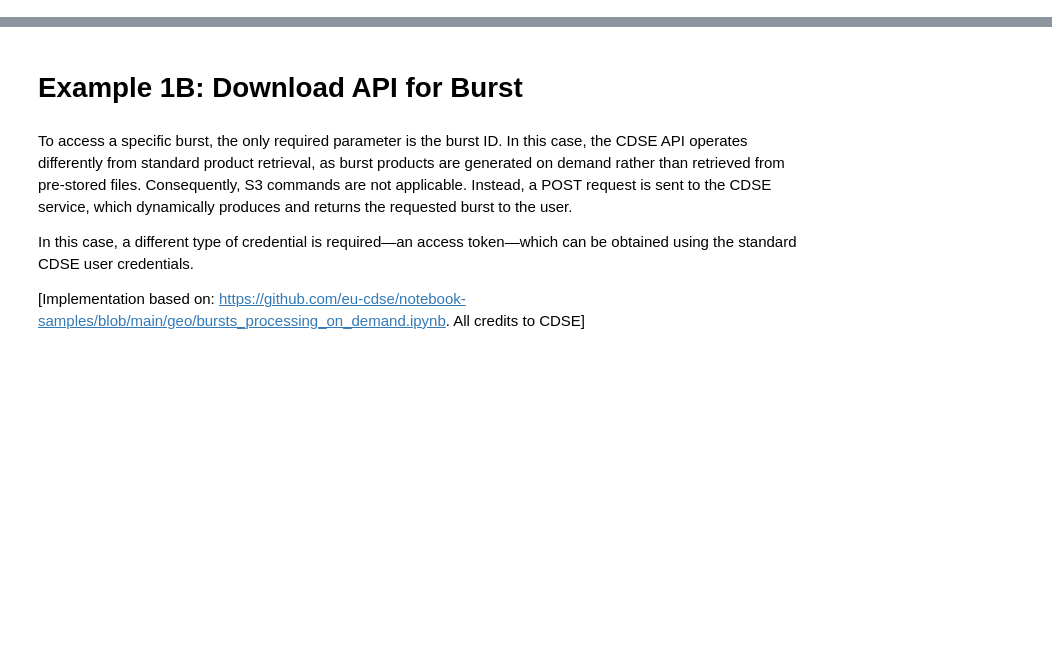
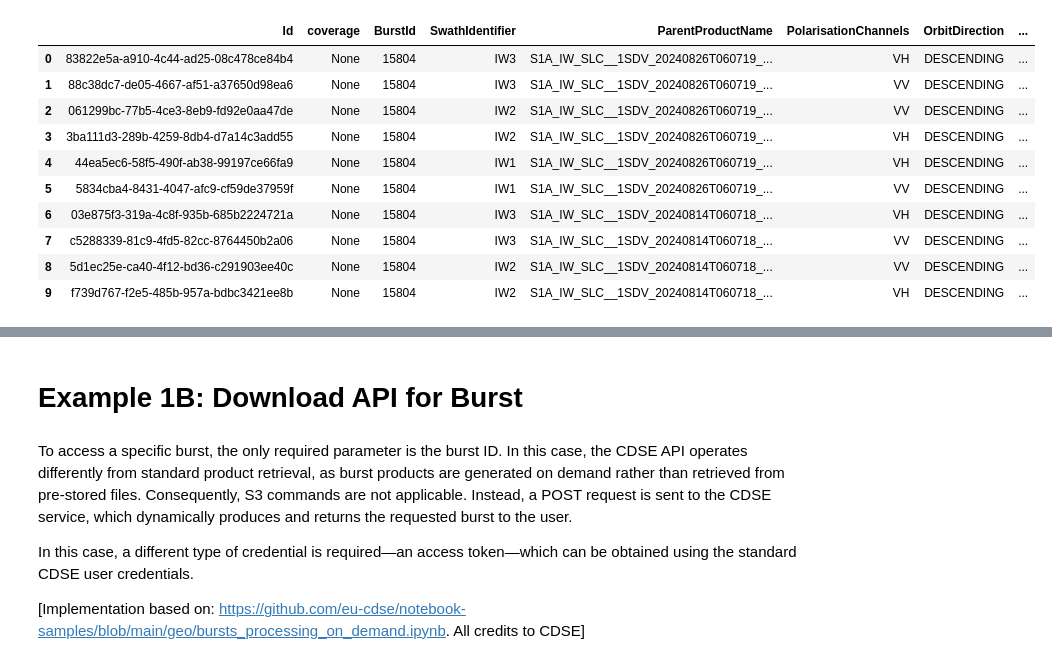
Before and after one commit to ESA-PhiLab/phidown, a Jupyter notebook: notebooks/6_burst_search_examples.ipynb, the cells around one changed output, grey strips where cells are left out. Cells and saved outputs as stored; diff of their text form; code cells hidden in the pictures; blank space fills up the shorter version.

```diff
--- a/notebooks/6_burst_search_examples.ipynb
+++ b/notebooks/6_burst_search_examples.ipynb
@@ -126,0 +117,18 @@ searcher.display_results(top_n=5)
+# %%
+# Search by specific Burst ID
+searcher = CopernicusDataSearcher()
+
+searcher.query_by_filter(
+    burst_mode=True,
+    # aoi_wkt=AOI_WKT,  # AOI required for coverage calculation (can be omitted if not needed)
+    burst_id=15804,   # Specific burst ID
+    start_date='2024-08-03T00:00:00',
+    end_date='2024-08-31T00:00:00',
+    top=20,
+    count=True
+)
+
+df = searcher.execute_query()
+print(f'Found {len(df)} acquisitions of Burst ID 15804')
+searcher.display_results()
+# %% [output]
@@ -126,0 +137,11 @@ searcher.display_results(top_n=5)
+|  | Id | coverage | BurstId | SwathIdentifier | ParentProductName | PolarisationChannels | OrbitDirection | ... |
+| 0 | 83822e5a-a910-4c44-ad25-08c478ce84b4 | None | 15804 | IW3 | S1A_IW_SLC__1SDV_20240826T060719_... | VH | DESCENDING | ... |
+| 1 | 88c38dc7-de05-4667-af51-a37650d98ea6 | None | 15804 | IW3 | S1A_IW_SLC__1SDV_20240826T060719_... | VV | DESCENDING | ... |
+| 2 | 061299bc-77b5-4ce3-8eb9-fd92e0aa47de | None | 15804 | IW2 | S1A_IW_SLC__1SDV_20240826T060719_... | VV | DESCENDING | ... |
+| 3 | 3ba111d3-289b-4259-8db4-d7a14c3add55 | None | 15804 | IW2 | S1A_IW_SLC__1SDV_20240826T060719_... | VH | DESCENDING | ... |
+| 4 | 44ea5ec6-58f5-490f-ab38-99197ce66fa9 | None | 15804 | IW1 | S1A_IW_SLC__1SDV_20240826T060719_... | VH | DESCENDING | ... |
+| 5 | 5834cba4-8431-4047-afc9-cf59de37959f | None | 15804 | IW1 | S1A_IW_SLC__1SDV_20240826T060719_... | VV | DESCENDING | ... |
+| 6 | 03e875f3-319a-4c8f-935b-685b2224721a | None | 15804 | IW3 | S1A_IW_SLC__1SDV_20240814T060718_... | VH | DESCENDING | ... |
+| 7 | c5288339-81c9-4fd5-82cc-8764450b2a06 | None | 15804 | IW3 | S1A_IW_SLC__1SDV_20240814T060718_... | VV | DESCENDING | ... |
+| 8 | 5d1ec25e-ca40-4f12-bd36-c291903ee40c | None | 15804 | IW2 | S1A_IW_SLC__1SDV_20240814T060718_... | VV | DESCENDING | ... |
+| 9 | f739d767-f2e5-485b-957a-bdbc3421ee8b | None | 15804 | IW2 | S1A_IW_SLC__1SDV_20240814T060718_... | VH | DESCENDING | ... |
```
Also changed, not shown: parts of 21 cells of this notebook, 7 other files.
